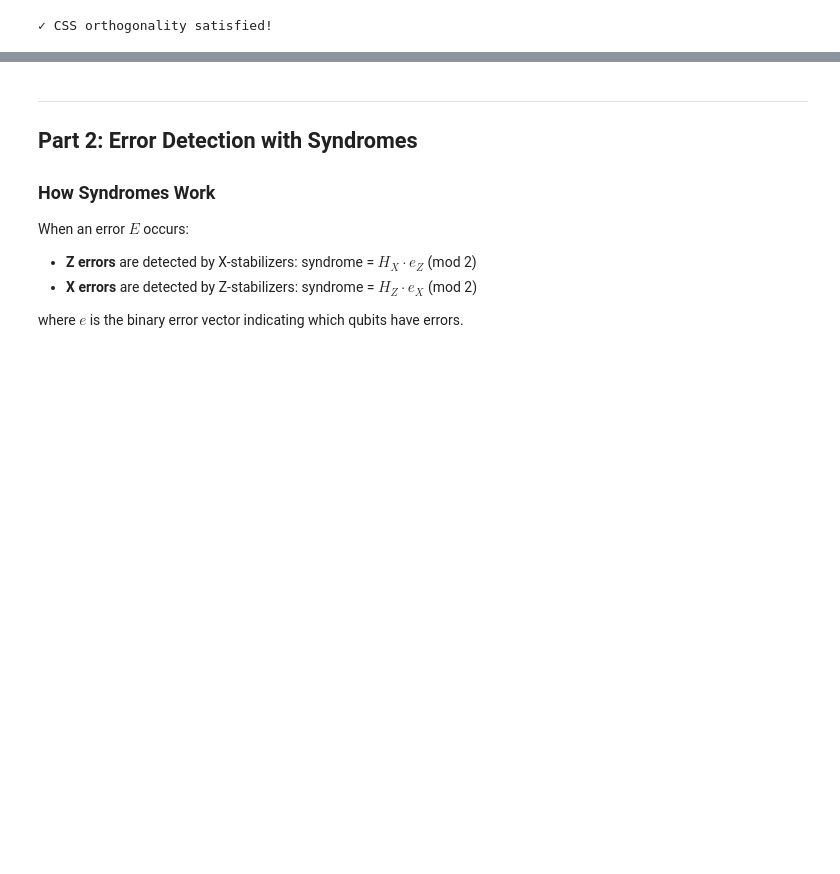
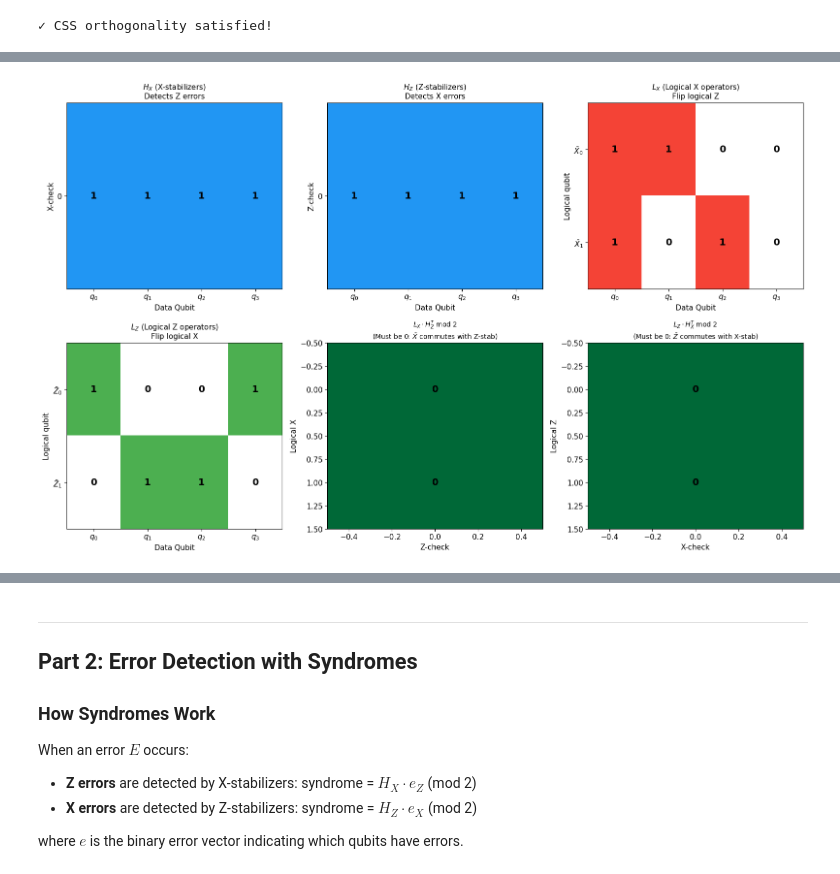
Before and after one commit to michelebanfi/qLDPC-branched-off, a Jupyter notebook: toy_example_visualization.ipynb, the cells around one changed output, grey strips where cells are left out. Drawn from its saved outputs; the diff is of its cells as text; code cells hidden in the pictures; blank space fills up the shorter version.

```diff
--- a/toy_example_visualization.ipynb
+++ b/toy_example_visualization.ipynb
@@ -138,0 +153,99 @@ print("\n✓ CSS orthogonality satisfied!" if np.all(orthogonality == 0) else "
+# %%
+# Visualize logical operators and their relationship with stabilizers
+fig, axes = plt.subplots(2, 3, figsize=(16, 10))
+
+# Custom colormap
+cmap = LinearSegmentedColormap.from_list('binary_blue', ['white', '#2196F3'])
+cmap_red = LinearSegmentedColormap.from_list('binary_red', ['white', '#F44336'])
+cmap_green = LinearSegmentedColormap.from_list('binary_green', ['white', '#4CAF50'])
+
+# 1. Hx matrix
+ax = axes[0, 0]
+im = ax.imshow(Hx, cmap=cmap, aspect='auto', vmin=0, vmax=1)
+ax.set_title('$H_X$ (X-stabilizers)\nDetects Z errors', fontsize=11)
+ax.set_xlabel('Data Qubit')
+ax.set_ylabel('X-check')
+ax.set_xticks(range(n_data))
+ax.set_yticks(range(n_x_checks))
+ax.set_xticklabels([f'$q_{i}$' for i in range(n_data)])
+for i in range(n_x_checks):
+    for j in range(n_data):
+        ax.text(j, i, str(Hx[i,j]), ha='center', va='center', fontsize=14, fontweight='bold')
+
+# 2. Hz matrix
+ax = axes[0, 1]
+im = ax.imshow(Hz, cmap=cmap, aspect='auto', vmin=0, vmax=1)
+ax.set_title('$H_Z$ (Z-stabilizers)\nDetects X errors', fontsize=11)
+ax.set_xlabel('Data Qubit')
+ax.set_ylabel('Z-check')
+ax.set_xticks(range(n_data))
+ax.set_yticks(range(n_z_checks))
+ax.set_xticklabels([f'$q_{i}$' for i in range(n_data)])
+for i in range(n_z_checks):
+    for j in range(n_data):
+        ax.text(j, i, str(Hz[i,j]), ha='center', va='center', fontsize=14, fontweight='bold')
+
+# 3. Lx matrix (Logical X operators)
+ax = axes[0, 2]
+im = ax.imshow(Lx, cmap=cmap_red, aspect='auto', vmin=0, vmax=1)
+ax.set_title('$L_X$ (Logical X operators)\nFlip logical Z', fontsize=11)
+ax.set_xlabel('Data Qubit')
+ax.set_ylabel('Logical qubit')
+ax.set_xticks(range(n_data))
+ax.set_yticks(range(n_logical))
+ax.set_xticklabels([f'$q_{i}$' for i in range(n_data)])
+ax.set_yticklabels([f'$\\bar{{X}}_{i}$' for i in range(n_logical)])
+for i in range(n_logical):
+    for j in range(n_data):
+        ax.text(j, i, str(Lx[i,j]), ha='center', va='center', fontsize=14, fontweight='bold')
+
+# 4. Lz matrix (Logical Z operators)
+ax = axes[1, 0]
+im = ax.imshow(Lz, cmap=cmap_green, aspect='auto', vmin=0, vmax=1)
+ax.set_title('$L_Z$ (Logical Z operators)\nFlip logical X', fontsize=11)
+ax.set_xlabel('Data Qubit')
+ax.set_ylabel('Logical qubit')
+ax.set_xticks(range(n_data))
+ax.set_yticks(range(n_logical))
+ax.set_xticklabels([f'$q_{i}$' for i in range(n_data)])
+ax.set_yticklabels([f'$\\bar{{Z}}_{i}$' for i in range(n_logical)])
+for i in range(n_logical):
+    for j in range(n_data):
+        ax.text(j, i, str(Lz[i,j]), ha='center', va='center', fontsize=14, fontweight='bold')
+
+# 5. Check: Lx · Hz^T = 0 (logical X commutes with Z stabilizers)
+ax = axes[1, 1]
+lx_hz = (Lx @ Hz.T) % 2
+im = ax.imshow(lx_hz, cmap='RdYlGn_r', aspect='auto', vmin=0, vmax=1)
+ax.set_title('$L_X \\cdot H_Z^T$ mod 2\n(Must be 0: $\\bar{X}$ commutes with Z-stab)', fontsize=10)
+ax.set_xlabel('Z-check')
+ax.set_ylabel('Logical X')
+for i in range(n_logical):
+    for j in range(n_z_checks):
+        ax.text(j, i, str(lx_hz[i,j]), ha='center', va='center', fontsize=14, fontweight='bold')
+
+# 6. Check: Lz · Hx^T = 0 (logical Z commutes with X stabilizers)
+ax = axes[1, 2]
+lz_hx = (Lz @ Hx.T) % 2
+im = ax.imshow(lz_hx, cmap='RdYlGn_r', aspect='auto', vmin=0, vmax=1)
+ax.set_title('$L_Z \\cdot H_X^T$ mod 2\n(Must be 0: $\\bar{Z}$ commutes with X-stab)', fontsize=10)
+ax.set_xlabel('X-check')
+ax.set_ylabel('Logical Z')
+for i in range(n_logical):
+    for j in range(n_x_checks):
+        ax.text(j, i, str(lz_hx[i,j]), ha='center', va='center', fontsize=14, fontweight='bold')
+
+plt.tight_layout()
+plt.savefig('info_vis/01b_logical_operators.png', dpi=150, bbox_inches='tight')
+plt.show()
+
+# Verify the commutation relations
+print("\\n" + "="*60)
+print("LOGICAL OPERATOR VERIFICATION")
+print("="*60)
+print(f"\\n✓ Lx · Hz^T = 0 (mod 2): {np.all(lx_hz == 0)}")
+print(f"✓ Lz · Hx^T = 0 (mod 2): {np.all(lz_hx == 0)}")
+print("\\nThis means logical operators commute with all stabilizers!")
+print("They don't trigger any syndrome → undetectable as errors!")
+# %% [output]
+[figure, added]
```
Also changed, not shown: parts of 9 cells of this notebook.
